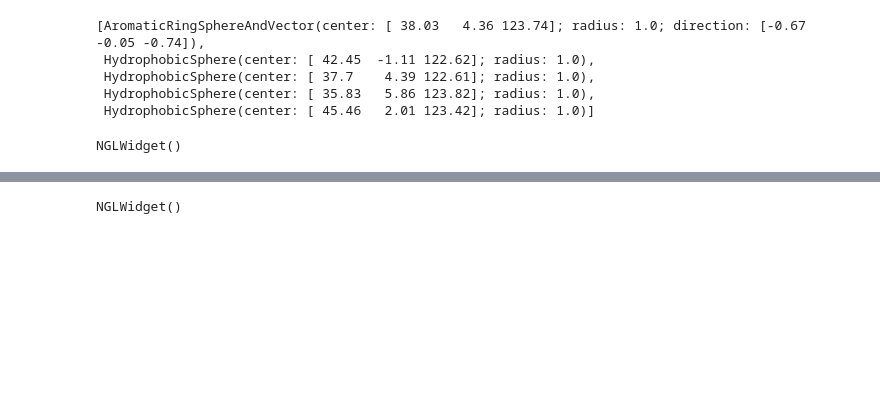
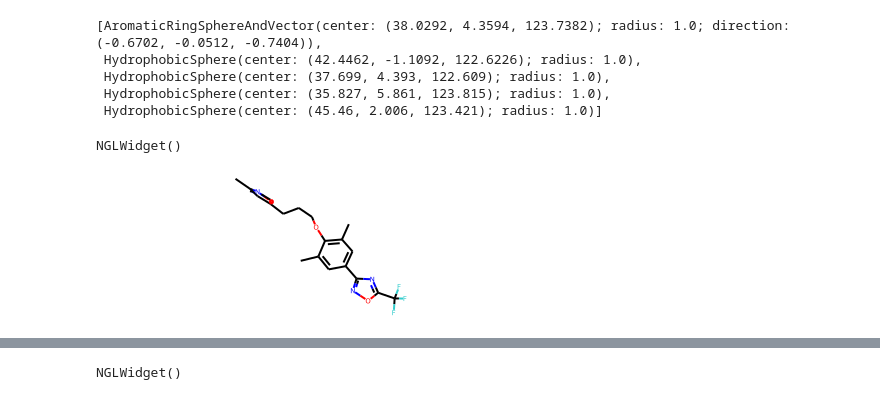
Before and after one commit to Daniel-Ibarrola/Cheminformatics-Notebooks, a Jupyter notebook: openpharmacophore/structured_based/structured_based.ipynb, the cells around one changed output, grey strips where cells are left out. Cells and saved outputs as stored; diff of their text form; code cells hidden in the pictures; blank space fills up the shorter version.

```diff
--- a/openpharmacophore/structured_based/structured_based.ipynb
+++ b/openpharmacophore/structured_based/structured_based.ipynb
@@ -10,21 +13,28 @@ import numpy as np
 # %%
-pdbs_path = '../data/pdbs/'
-pdbs = ["1ncr", "2hz1", "2hzi"]
+pdbs_path = '../../data/pdbs/'
+pdbs = ["1ncr", "2hz1", "2hzi", "1qku"]
 pdbs = [p_id + ".pdb" for p_id in pdbs]
 # %%
 file_name = os.path.join(pdbs_path, pdbs[0])
-pharmacophore_1 = StructuredBasedPharmacophore().from_pdb(file_name, radius=1.0, ligand_id="W11")
+pharmacophore_1 = StructuredBasedPharmacophore().from_pdb(file_name,
+                                                          radius=1.0,
+                                                          ligand_id="W11:A:7001",
+                                                          hydrophobics="plip")
 # %%
 pharmacophore_1.elements
 # %% [output]
-[AromaticRingSphereAndVector(center: [ 38.03   4.36 123.74]; radius: 1.0; direction: [-0.67 -0.05 -0.74]),
- HydrophobicSphere(center: [ 42.45  -1.11 122.62]; radius: 1.0),
- HydrophobicSphere(center: [ 37.7    4.39 122.61]; radius: 1.0),
- HydrophobicSphere(center: [ 35.83   5.86 123.82]; radius: 1.0),
- HydrophobicSphere(center: [ 45.46   2.01 123.42]; radius: 1.0)]
+[AromaticRingSphereAndVector(center: (38.0292, 4.3594, 123.7382); radius: 1.0; direction: (-0.6702, -0.0512, -0.7404)),
+ HydrophobicSphere(center: (42.4462, -1.1092, 122.6226); radius: 1.0),
+ HydrophobicSphere(center: (37.699, 4.393, 122.609); radius: 1.0),
+ HydrophobicSphere(center: (35.827, 5.861, 123.815); radius: 1.0),
+ HydrophobicSphere(center: (45.46, 2.006, 123.421); radius: 1.0)]
 # %%
 pharmacophore_1.show()
 # %% [output]
 NGLWidget()
+# %%
+pharmacophore_1.ligand
+# %% [output]
+[figure, added]
 # %%
 file_name = os.path.join(pdbs_path, pdbs[1])
```
Also changed, not shown: parts of 11 cells of this notebook, 2 other files.
